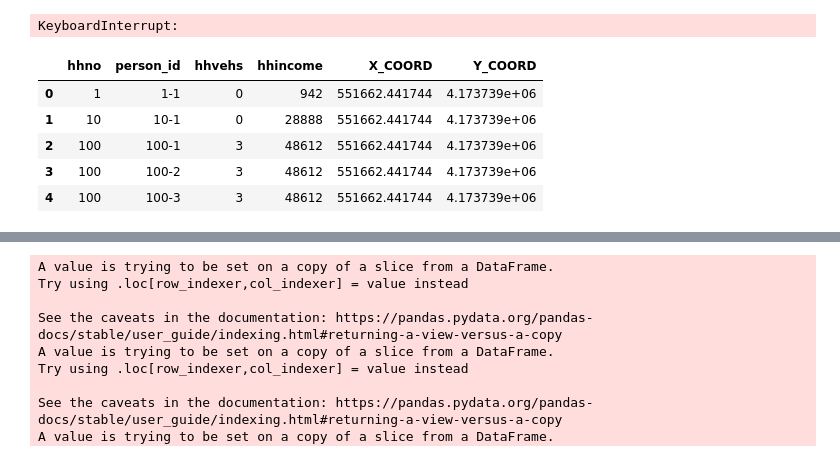
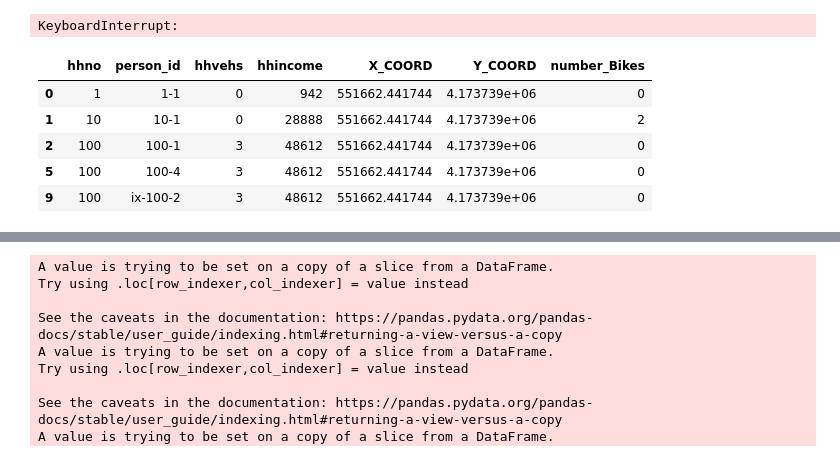
Before and after one commit to tscore-utc/scenarios, a Jupyter notebook: convert/Script/household and person files.ipynb, the cells around one changed output, grey strips where cells are left out. Cells and saved outputs as stored; diff of their text form; code cells hidden in the pictures.

```diff
--- a/convert/Script/household and person files.ipynb
+++ b/convert/Script/household and person files.ipynb
@@ -418,0 +296,5 @@ def create_xml(hh_pop_mzone,size):
+# %%
+bikes=pd.read_csv('../SF_CHAMP_Converted/bike.csv.gz',compression='gzip')
+bikes=bikes.rename(columns={'hhno_x':'hhno','mode':'number_Bikes'})
+bikes['hhno']=bikes['hhno'].astype(str)
+bikes.head()
@@ -418,0 +308,4 @@ def create_xml(hh_pop_mzone,size):
+# %%
+df_bikes=pd.merge(df,bikes,on='hhno',how='left')
+df_bikes['number_Bikes']=df_bikes['number_Bikes'].fillna(0)
+df_bikes.head()
@@ -418,0 +319,3 @@ def create_xml(hh_pop_mzone,size):
+# %%
+df_bikes=df_bikes.drop_duplicates()
+df_bikes.head()
@@ -418,0 +329,2 @@ def create_xml(hh_pop_mzone,size):
+# %%
+df_bikes['number_Bikes']=df_bikes['number_Bikes'].astype(int)
@@ -529,11 +587,11 @@ for i in df['hhno'].unique():
 # %% [output]
 KeyboardInterrupt:
 # %%
-df.head()
+df_bikes.head()
 # %% [output]
-|  | hhno | person_id | hhvehs | hhincome | X_COORD | Y_COORD |
-| 0 | 1 | 1-1 | 0 | 942 | 551662.441744 | 4.173739e+06 |
-| 1 | 10 | 10-1 | 0 | 28888 | 551662.441744 | 4.173739e+06 |
-| 2 | 100 | 100-1 | 3 | 48612 | 551662.441744 | 4.173739e+06 |
-| 3 | 100 | 100-2 | 3 | 48612 | 551662.441744 | 4.173739e+06 |
-| 4 | 100 | 100-3 | 3 | 48612 | 551662.441744 | 4.173739e+06 |
+|  | hhno | person_id | hhvehs | hhincome | X_COORD | Y_COORD | number_Bikes |
+| 0 | 1 | 1-1 | 0 | 942 | 551662.441744 | 4.173739e+06 | 0 |
+| 1 | 10 | 10-1 | 0 | 28888 | 551662.441744 | 4.173739e+06 | 2 |
+| 2 | 100 | 100-1 | 3 | 48612 | 551662.441744 | 4.173739e+06 | 0 |
+| 5 | 100 | 100-4 | 3 | 48612 | 551662.441744 | 4.173739e+06 | 0 |
+| 9 | 100 | ix-100-2 | 3 | 48612 | 551662.441744 | 4.173739e+06 | 0 |
```
Also changed, not shown: parts of 63 cells of this notebook, 12 other files.
